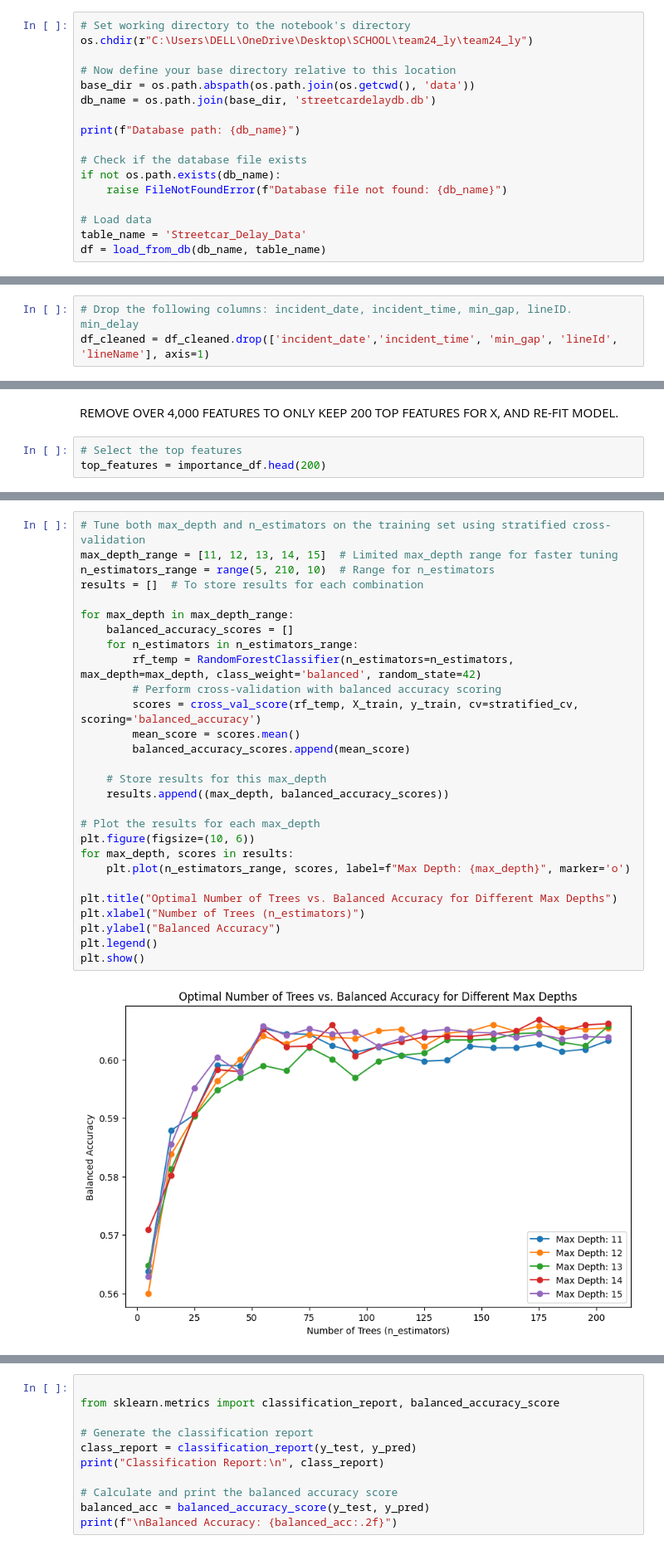
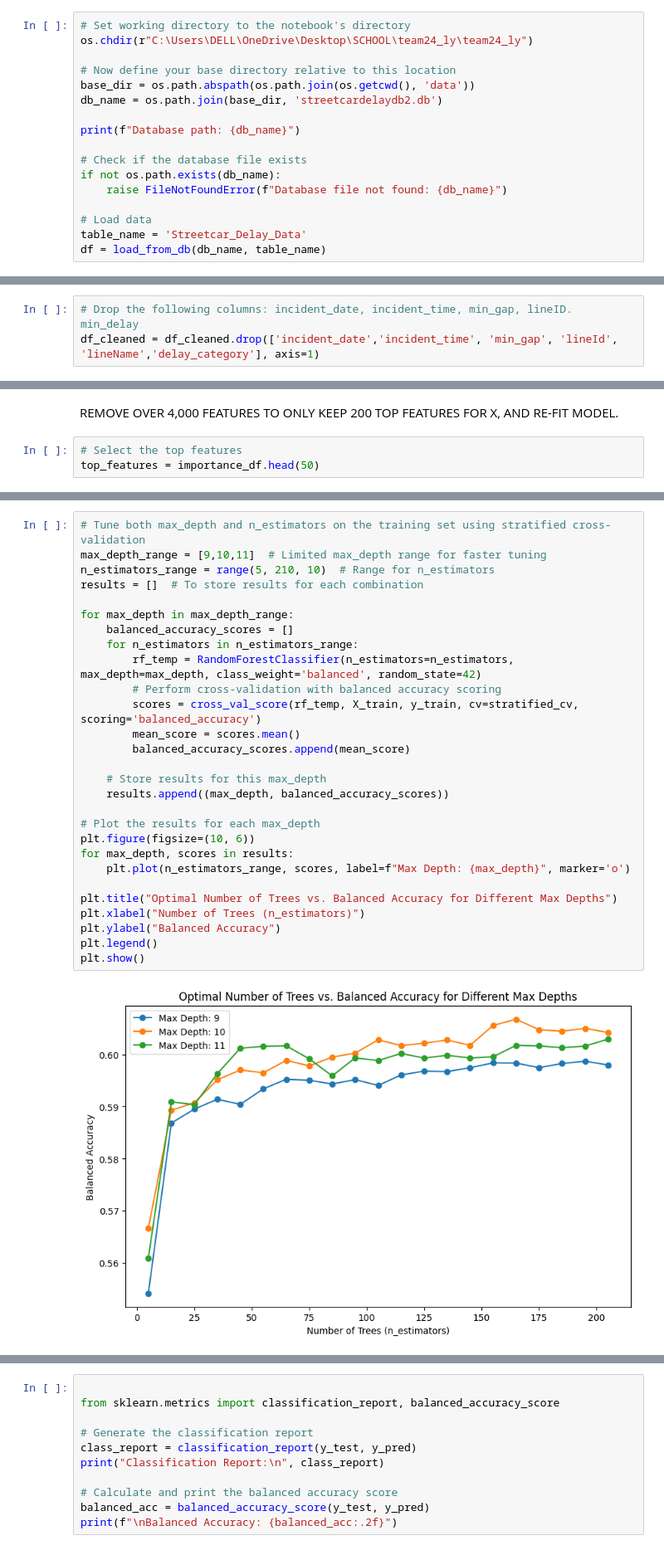
Before and after one commit to lee-data/TTC-streetcar-delay, a Jupyter notebook: src/New working file - Ly - 14Nov - use this version.ipynb, the cells around one changed output, grey strips where cells are left out. Shown at 83% size. Drawn from its saved outputs; the diff is of its cells as text.

```diff
--- a/src/New working file - Ly - 14Nov - use this version.ipynb
+++ b/src/New working file - Ly - 14Nov - use this version.ipynb
@@ -36,7 +34,7 @@ os.chdir(r"C:\Users\DELL\OneDrive\Desktop\SCHOOL\team24_ly\team24_ly")
 
 # Now define your base directory relative to this location
 base_dir = os.path.abspath(os.path.join(os.getcwd(), 'data'))
-db_name = os.path.join(base_dir, 'streetcardelaydb.db')
+db_name = os.path.join(base_dir, 'streetcardelaydb2.db')
 
 print(f"Database path: {db_name}")
 
@@ -462,6 +597,6 @@ df_cleaned.describe()
 # %%
 # Drop the following columns: incident_date, incident_time, min_gap, lineID. min_delay
-df_cleaned = df_cleaned.drop(['incident_date','incident_time', 'min_gap', 'lineId', 'lineName'], axis=1)
+df_cleaned = df_cleaned.drop(['incident_date','incident_time', 'min_gap', 'lineId', 'lineName','delay_category'], axis=1)
 # %%
 # Check the distribution of delayType
 print(df_cleaned['delayType'].value_counts())
@@ -768,7 +910,7 @@ for i in range(len(shap_values_list)):
 REMOVE OVER 4,000 FEATURES TO ONLY KEEP 200 TOP FEATURES FOR X, AND RE-FIT MODEL.
 # %%
 # Select the top features
-top_features = importance_df.head(200)
+top_features = importance_df.head(50)
 # %%
 # `top_features` is a list of the top feature names
 top_features_list = top_features['Feature'].tolist()
@@ -810,32 +952,32 @@ plt.show()
 # %%
 # Tune both max_depth and n_estimators on the training set using stratified cross-validation
-max_depth_range = [11, 12, 13, 14, 15]  # Limited max_depth range for faster tuning
+max_depth_range = [9,10,11]  # Limited max_depth range for faster tuning
 n_estimators_range = range(5, 210, 10)  # Range for n_estimators
 results = []  # To store results for each combination
 
 for max_depth in max_depth_range:
     balanced_accuracy_scores = []
     for n_estimators in n_estimators_range:
         rf_temp = RandomForestClassifier(n_estimators=n_estimators, max_depth=max_depth, class_weight='balanced', random_state=42)
         # Perform cross-validation with balanced accuracy scoring
         scores = cross_val_score(rf_temp, X_train, y_train, cv=stratified_cv, scoring='balanced_accuracy')
         mean_score = scores.mean()
         balanced_accuracy_scores.append(mean_score)
 
     # Store results for this max_depth
     results.append((max_depth, balanced_accuracy_scores))
 
 # Plot the results for each max_depth
 plt.figure(figsize=(10, 6))
 for max_depth, scores in results:
     plt.plot(n_estimators_range, scores, label=f"Max Depth: {max_depth}", marker='o')
 
 plt.title("Optimal Number of Trees vs. Balanced Accuracy for Different Max Depths")
 plt.xlabel("Number of Trees (n_estimators)")
 plt.ylabel("Balanced Accuracy")
 plt.legend()
 plt.show()
 # %% [output]
-[figure, old version]
+[figure, new version]
 # %% [markdown]
 *Observation:*
```
Also changed, not shown: parts of 37 cells of this notebook, 1 other file.
